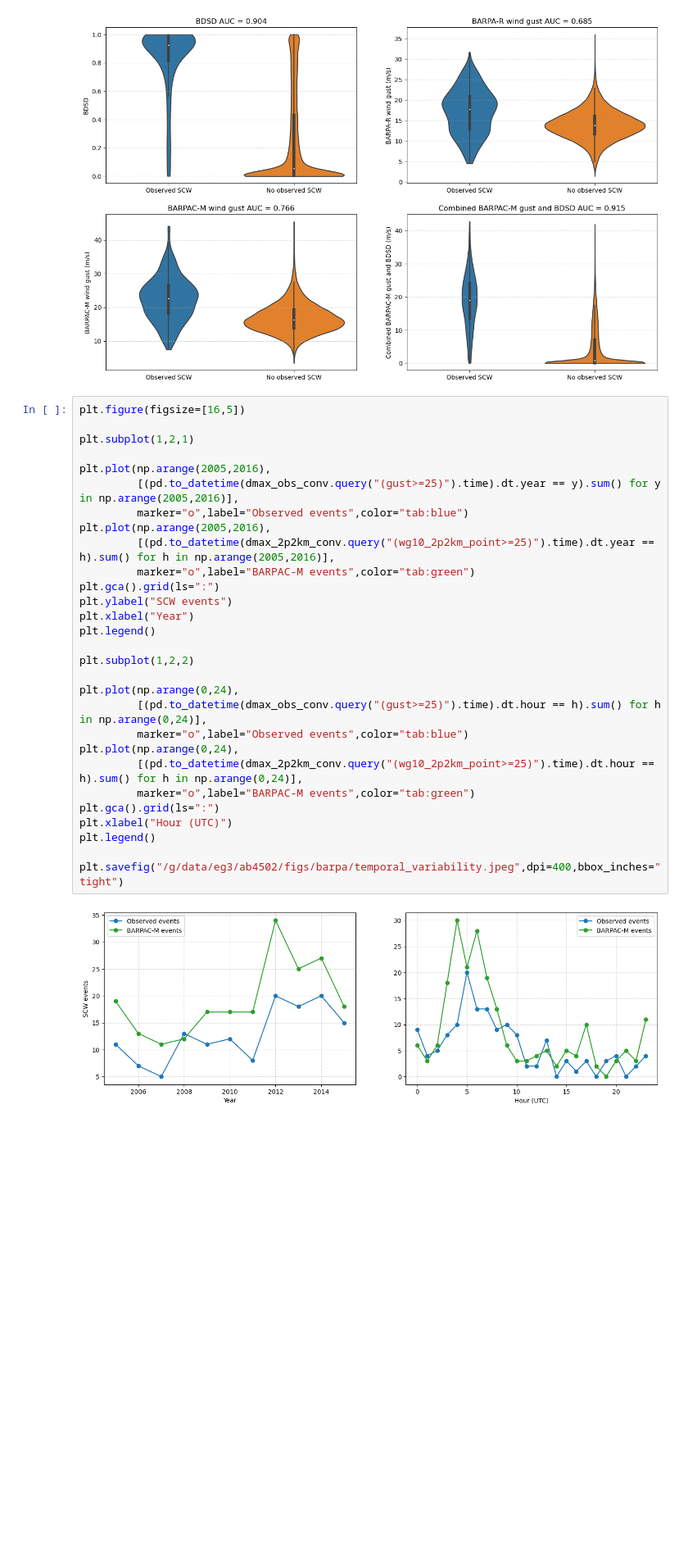
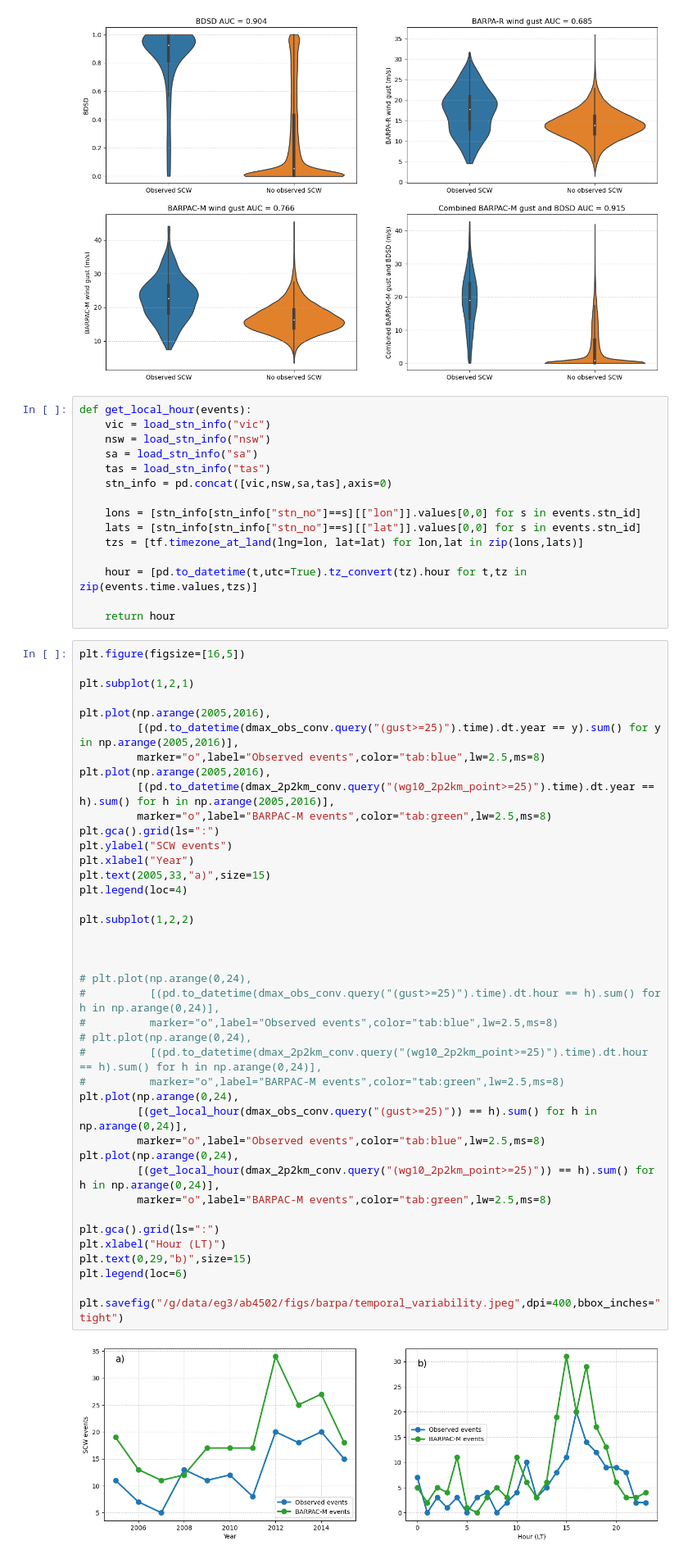
Before and after one commit to andrewbrown31/BARPA, a Jupyter notebook: wind_gust_analysis/analysis_10min_gusts.ipynb, the cells around one changed output. Shown: that part at 82% size. Drawn from its saved outputs; the diff is of its cells as text; blank space fills up the shorter version.

```diff
--- a/wind_gust_analysis/analysis_10min_gusts.ipynb
+++ b/wind_gust_analysis/analysis_10min_gusts.ipynb
@@ -589,37 +880,63 @@ plt.xticks([0,1],["Observed SCW","No observed SCW"]);
 plt.gca().grid(axis="y",ls=":");
 # %% [output]
 [figure]
+# %%
+def get_local_hour(events):
+    vic = load_stn_info("vic")
+    nsw = load_stn_info("nsw")
+    sa = load_stn_info("sa")
+    tas = load_stn_info("tas")
+    stn_info = pd.concat([vic,nsw,sa,tas],axis=0)
+
+    lons = [stn_info[stn_info["stn_no"]==s][["lon"]].values[0,0] for s in events.stn_id]
+    lats = [stn_info[stn_info["stn_no"]==s][["lat"]].values[0,0] for s in events.stn_id]
+    tzs = [tf.timezone_at_land(lng=lon, lat=lat) for lon,lat in zip(lons,lats)]
+
+    hour = [pd.to_datetime(t,utc=True).tz_convert(tz).hour for t,tz in zip(events.time.values,tzs)]
+
+    return hour
 # %%
 plt.figure(figsize=[16,5])
 
 plt.subplot(1,2,1)
 
 plt.plot(np.arange(2005,2016),
          [(pd.to_datetime(dmax_obs_conv.query("(gust>=25)").time).dt.year == y).sum() for y in np.arange(2005,2016)],
-         marker="o",label="Observed events",color="tab:blue")
+         marker="o",label="Observed events",color="tab:blue",lw=2.5,ms=8)
 plt.plot(np.arange(2005,2016),
          [(pd.to_datetime(dmax_2p2km_conv.query("(wg10_2p2km_point>=25)").time).dt.year == h).sum() for h in np.arange(2005,2016)],
-         marker="o",label="BARPAC-M events",color="tab:green")
+         marker="o",label="BARPAC-M events",color="tab:green",lw=2.5,ms=8)
 plt.gca().grid(ls=":")
 plt.ylabel("SCW events")
 plt.xlabel("Year")
-plt.legend()
+plt.text(2005,33,"a)",size=15)
+plt.legend(loc=4)
 
 plt.subplot(1,2,2)
 
+
+
+# plt.plot(np.arange(0,24),
+#          [(pd.to_datetime(dmax_obs_conv.query("(gust>=25)").time).dt.hour == h).sum() for h in np.arange(0,24)],
+#          marker="o",label="Observed events",color="tab:blue",lw=2.5,ms=8)
+# plt.plot(np.arange(0,24),
+#          [(pd.to_datetime(dmax_2p2km_conv.query("(wg10_2p2km_point>=25)").time).dt.hour == h).sum() for h in np.arange(0,24)],
+#          marker="o",label="BARPAC-M events",color="tab:green",lw=2.5,ms=8)
 plt.plot(np.arange(0,24),
-         [(pd.to_datetime(dmax_obs_conv.query("(gust>=25)").time).dt.hour == h).sum() for h in np.arange(0,24)],
-         marker="o",label="Observed events",color="tab:blue")
+         [(get_local_hour(dmax_obs_conv.query("(gust>=25)")) == h).sum() for h in np.arange(0,24)],
+         marker="o",label="Observed events",color="tab:blue",lw=2.5,ms=8)
 plt.plot(np.arange(0,24),
-         [(pd.to_datetime(dmax_2p2km_conv.query("(wg10_2p2km_point>=25)").time).dt.hour == h).sum() for h in np.arange(0,24)],
-         marker="o",label="BARPAC-M events",color="tab:green")
+         [(get_local_hour(dmax_2p2km_conv.query("(wg10_2p2km_point>=25)")) == h).sum() for h in np.arange(0,24)],
+         marker="o",label="BARPAC-M events",color="tab:green",lw=2.5,ms=8)
+
 plt.gca().grid(ls=":")
-plt.xlabel("Hour (UTC)")
-plt.legend()
+plt.xlabel("Hour (LT)")
+plt.text(0,29,"b)",size=15)
+plt.legend(loc=6)
 
 plt.savefig("/g/data/eg3/ab4502/figs/barpa/temporal_variability.jpeg",dpi=400,bbox_inches="tight")
 # %% [output]
-[figure, old version]
+[figure, new version]
 # %%
 plt.figure(figsize=[16,5])
 
```
Also changed, not shown: parts of 15 cells of this notebook, 4 other files.
